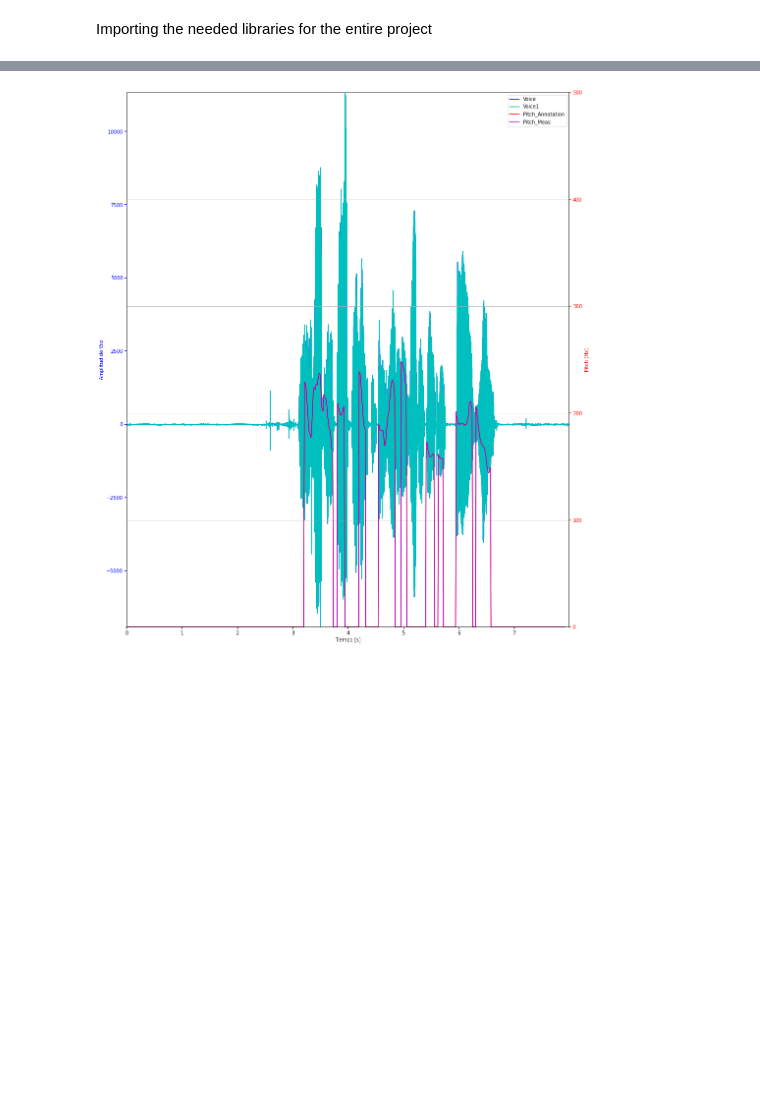
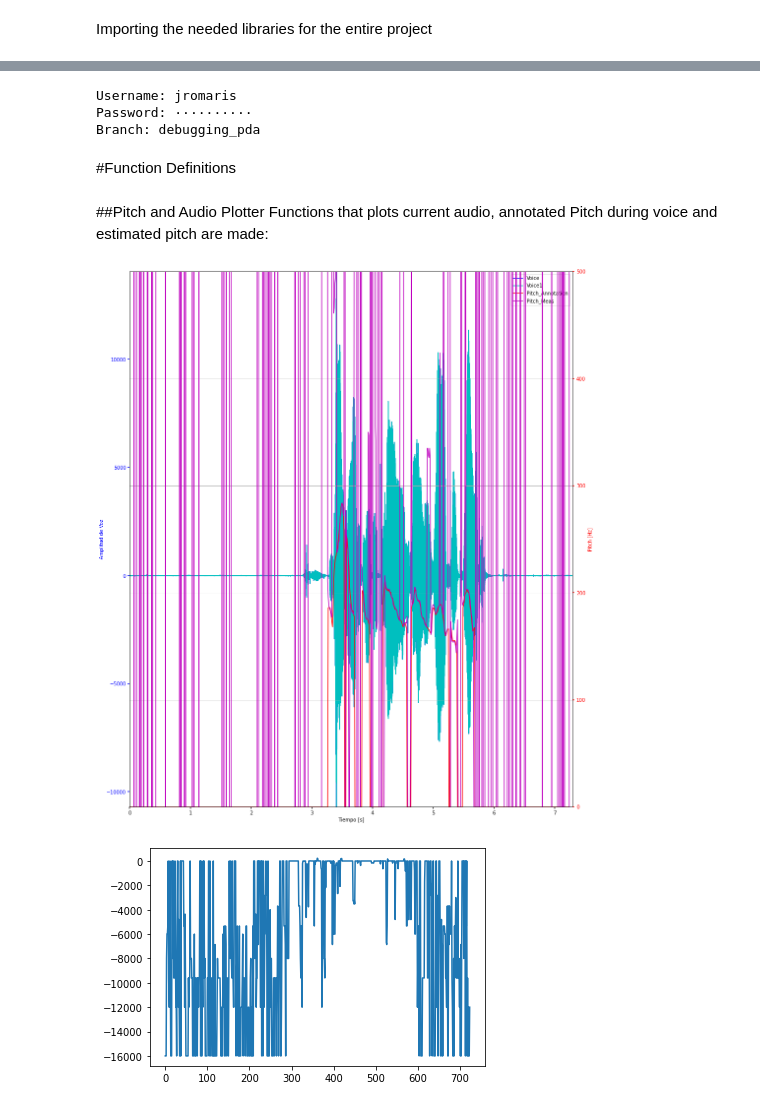
Before and after one commit to taomasgonzalez/Voice_Pitch_Tracking, a Jupyter notebook: Presentation/Voice_PItch_Tracker.ipynb, the cells around one changed output, grey strips where cells are left out. Drawn from its saved outputs; the diff is of its cells as text; code cells hidden in the pictures; blank space fills up the shorter version.

```diff
--- a/Presentation/Voice_PItch_Tracker.ipynb
+++ b/Presentation/Voice_PItch_Tracker.ipynb
@@ -35,8 +46,19 @@ os.system(cmd_string)
 cmd_string, password = "", "" # removing the password from the variable
 
 # https://stackoverflow.com/a/4383597/12561086
-sys.path.insert(1, '/content/Voice_Pitch_Tracking/Code/Pitch Detection/')
-import PDA as pda
+sys.path.insert(1, '/content/Voice_Pitch_Tracking/Code/')
+import segmentAlgorithms as SDA
+import PDA as PDA
+#from midiBuilder import MidiBuilder
+# %% [output]
+Username: jromaris
+Password: ··········
+Branch: debugging_pda
+# %% [markdown]
+#Function Definitions
+# %% [markdown]
+##Pitch and Audio Plotter
+Functions that plots current audio, annotated Pitch during voice and estimated pitch are made:
 # %%
 def make_patch_spines_invisible(ax):
     ax.set_frame_on(True)
@@ -83,16 +105,55 @@ def plotter(Voice, Pitch_Annot,Pitch_Meas, Meas_Ov, Meas_Win,fs):
   host.legend(lines, [l.get_label() for l in lines])
   plt.grid(True)
   plt.show()
-# %%
-import pandas as pd
-
-data = pd.read_table('f0.txt', delim_whitespace=True, names=('Pitch', 'P_Voice', 'RMSE','P_NCCS'))
-
-Pitch=data["Pitch"]
-
-from scipy.io import wavfile
-fs, voice = wavfile.read('mic_F01_sa1.wav')
-
-plotter(voice, Pitch,Pitch, 0.022, 0.032,fs)
-# %% [output]
-[figure, removed]
+# %%
+def create_midi(voice_path, annot_path):
+    # obtengo el audio monofónico
+    instrument = 1      # Grand Piano
+
+    fs, audio = wav.read(voice_path)
+    audio_mono = audio
+
+    data = pd.read_table(annot_path, delim_whitespace=True, names=('Pitch', 'P_Voice', 'RMSE','P_NCCS'))
+    Pitch_Annot=data["Pitch"]
+
+    #midi_filer = MidiBuilder(1000, instrument)
+
+    # get the window intervals to partition the audio
+    note_segments = SDA.notes_segmentation(len(audio_mono), fs, window_seconds=0.042, overlap_seconds=0.01)
+
+    # find the pitch of each segment. notes_fo[i] will be -1 if the segment is unvoiced
+    freqs_fo, pitches_fo = PDA.assign_pitch(audio_mono, fs, note_segments, PDA.autocorrelationAlgorithm)
+
+
+    plotter(audio_mono, Pitch_Annot,freqs_fo, 0.022, 0.032,fs)
+    # with open('somefile.txt', 'a') as the_file:
+    #     for freq_fo in freqs_fo:
+    #         the_file.write(freq_fo + '\n')
+    # Se genera el archivo midi correspondiente para corroborar que se detectaron las notas correctamente
+    # midi_filer.play_notes(note_segments, fs, pitches_fo, file_name)
+
+    # A partir de la frecuencia fundamental de cada nota se averigua el nombre de las mismas
+    # notes_name = PDA.translateNotes(pitches_fo)
+    # Se muestran gráficamente el resultado
+    # front.show_results(notes_name, note_segments, audio_mono)
+
+    #plt.plot(Pitch_Annot)
+    plt.plot(Pitch_Annot-freqs_fo[0:len(Pitch_Annot)])
+# front.print_instructions()
+# selected_option = input()
+# #
+# if selected_option == front.CREATE_MIDI:
+#     create_midi()
+# elif selected_option == front.SPECTROGRAM:
+#     f_name = get_wav_file_from_user()
+#     gs.GraphSpectrogram(AUDIO_PATH + f_name)
+# else:
+#     # error
+#     print("Opcion invalida\n")
+
+# file_name = "punteoSongPiano"
+# create_midi(AUDIO_PATH + file_name + ".wav")
+create_midi("/content/drive/Shared drives/Pitch Tracking/FEMALE/MIC/F01/mic_F01_sa2.wav","/content/drive/Shared drives/Pitch Tracking/FEMALE/REF/F01/ref_F01_sa2.f0")
+# %% [output]
+[figure, added]
+[figure, added]
```
Also changed, not shown: parts of 3 cells of this notebook.
